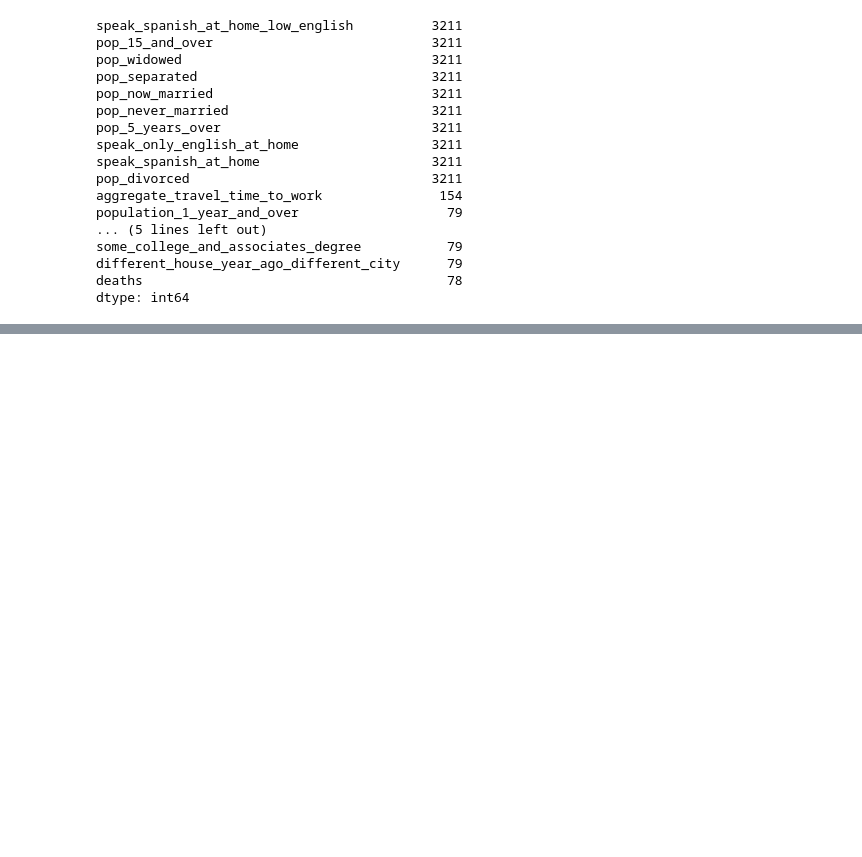
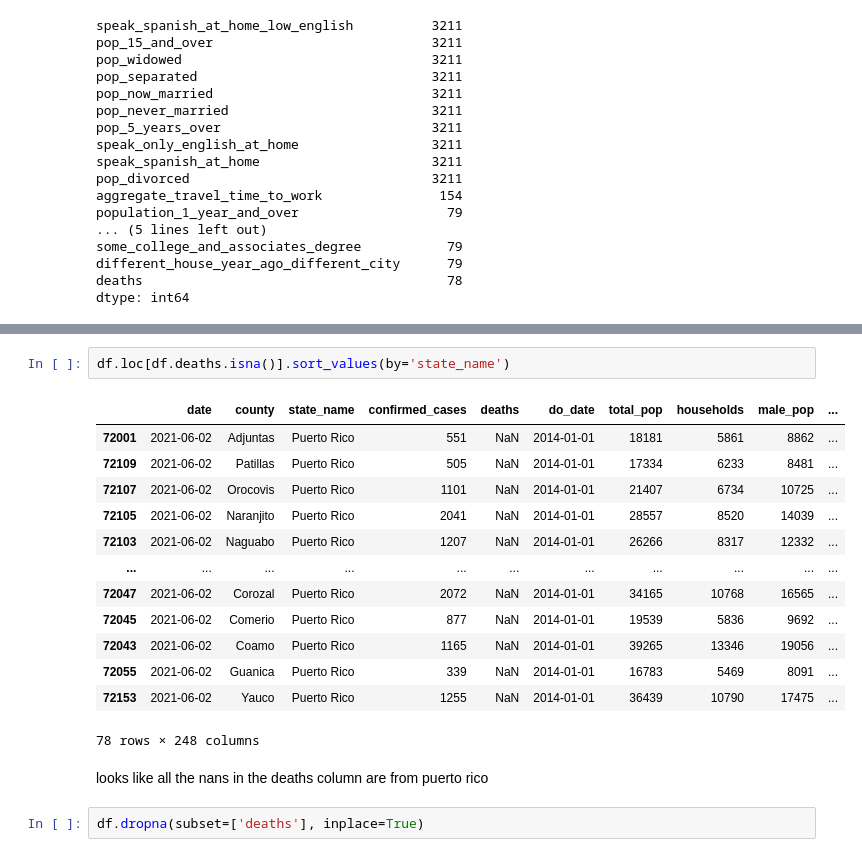
Before and after one commit to spark126/covid_poverty_and_death_rate, a Jupyter notebook: code/lucas_eda.ipynb, the cells around one changed output, grey strips where cells are left out. Drawn from its saved outputs; the diff is of its cells as text; blank space fills up the shorter version.

```diff
--- a/code/lucas_eda.ipynb
+++ b/code/lucas_eda.ipynb
@@ -127,0 +183,20 @@ mask
+# %%
+df.loc[df.deaths.isna()].sort_values(by='state_name')
+# %% [output]
+|  | date | county | state_name | confirmed_cases | deaths | do_date | total_pop | households | male_pop | ... |
+| 72001 | 2021-06-02 | Adjuntas | Puerto Rico | 551 | NaN | 2014-01-01 | 18181 | 5861 | 8862 | ... |
+| 72109 | 2021-06-02 | Patillas | Puerto Rico | 505 | NaN | 2014-01-01 | 17334 | 6233 | 8481 | ... |
+| 72107 | 2021-06-02 | Orocovis | Puerto Rico | 1101 | NaN | 2014-01-01 | 21407 | 6734 | 10725 | ... |
+| 72105 | 2021-06-02 | Naranjito | Puerto Rico | 2041 | NaN | 2014-01-01 | 28557 | 8520 | 14039 | ... |
+| 72103 | 2021-06-02 | Naguabo | Puerto Rico | 1207 | NaN | 2014-01-01 | 26266 | 8317 | 12332 | ... |
+| ... | ... | ... | ... | ... | ... | ... | ... | ... | ... | ... |
+| 72047 | 2021-06-02 | Corozal | Puerto Rico | 2072 | NaN | 2014-01-01 | 34165 | 10768 | 16565 | ... |
+| 72045 | 2021-06-02 | Comerio | Puerto Rico | 877 | NaN | 2014-01-01 | 19539 | 5836 | 9692 | ... |
+| 72043 | 2021-06-02 | Coamo | Puerto Rico | 1165 | NaN | 2014-01-01 | 39265 | 13346 | 19056 | ... |
+| 72055 | 2021-06-02 | Guanica | Puerto Rico | 339 | NaN | 2014-01-01 | 16783 | 5469 | 8091 | ... |
+| 72153 | 2021-06-02 | Yauco | Puerto Rico | 1255 | NaN | 2014-01-01 | 36439 | 10790 | 17475 | ... |
+78 rows × 248 columns
+# %% [markdown]
+looks like all the nans in the deaths column are from puerto rico
+# %%
+df.dropna(subset=['deaths'], inplace=True)
```
Also changed, not shown: parts of 36 cells of this notebook.
